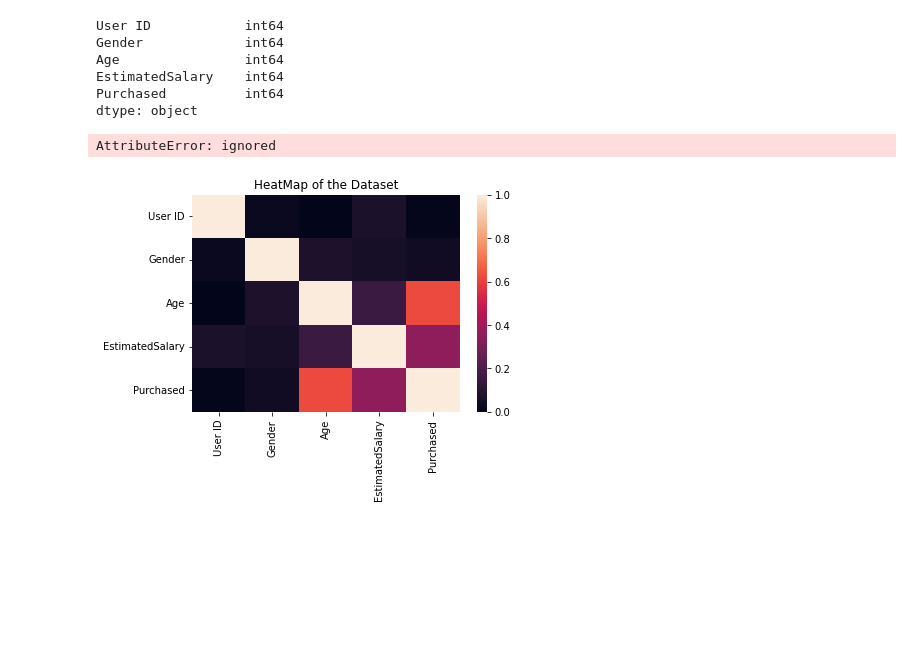
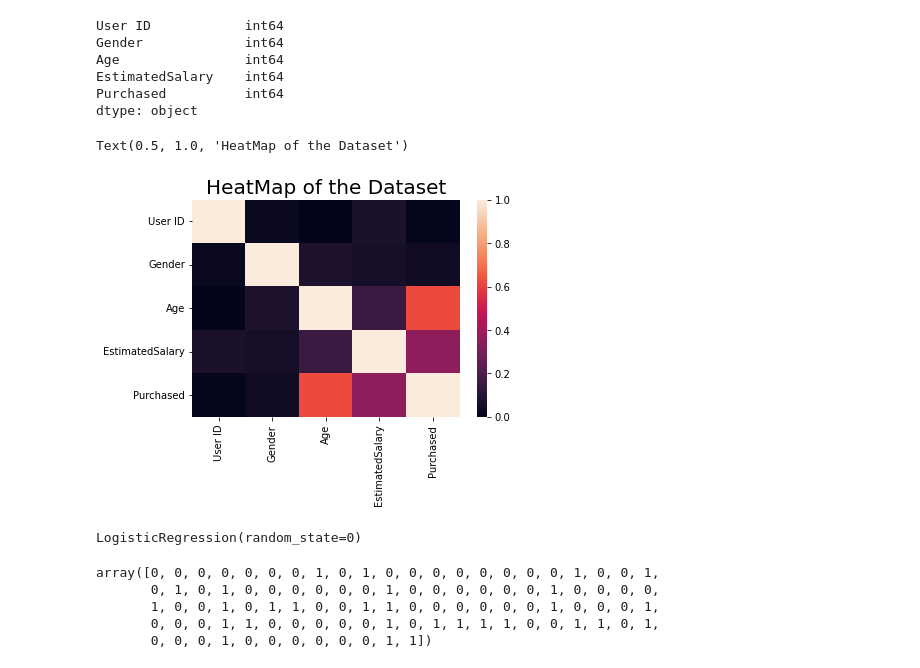
Before and after one commit to fzkhouy/Predict_who_will_buy_SUV, a Jupyter notebook: Predict_who_will_buy_SUV.ipynb, the cells around one changed output. Cells and saved outputs as stored; diff of their text form; code cells hidden in the pictures; blank space fills up the shorter version.

```diff
--- a/Predict_who_will_buy_SUV.ipynb
+++ b/Predict_who_will_buy_SUV.ipynb
@@ -63,12 +63,11 @@ Purchased          int64
 dtype: object
 # %%
 # Visualising the dataset by drawing a correlation map
-ax = sns.heatmap(data.corr())
-ax.set_title('HeatMap of the Dataset')
-ax.title.get_label().set_fontsize(20)
+p = sns.heatmap(data.corr())
+p.set_title('HeatMap of the Dataset', fontsize = 20)
 # %% [output]
-AttributeError: ignored
+Text(0.5, 1.0, 'HeatMap of the Dataset')
-[figure, old version]
+[figure, new version]
 # %%
 # Extracting the independent variables
 X = data.iloc[:,[2,3]].values
@@ -76,0 +86,17 @@ Y = data.iloc[:, 4]
+# %%
+# Fitting Logistics regression to training dataset
+from sklearn.linear_model import LogisticRegression
+Classifier = LogisticRegression(random_state = 0)
+Classifier.fit(X_train, Y_train)
+# %% [output]
+LogisticRegression(random_state=0)
+# %%
+# Predicting the Testset results
+Y_pred = Classifier.predict(X_test)
+Y_pred
+# %% [output]
+array([0, 0, 0, 0, 0, 0, 0, 1, 0, 1, 0, 0, 0, 0, 0, 0, 0, 0, 1, 0, 0, 1,
+       0, 1, 0, 1, 0, 0, 0, 0, 0, 0, 1, 0, 0, 0, 0, 0, 0, 1, 0, 0, 0, 0,
+       1, 0, 0, 1, 0, 1, 1, 0, 0, 1, 1, 0, 0, 0, 0, 0, 0, 1, 0, 0, 0, 1,
+       0, 0, 0, 1, 1, 0, 0, 0, 0, 0, 1, 0, 1, 1, 1, 1, 0, 0, 1, 1, 0, 1,
+       0, 0, 0, 1, 0, 0, 0, 0, 0, 0, 1, 1])
```
Also changed, not shown: parts of 3 cells of this notebook.
